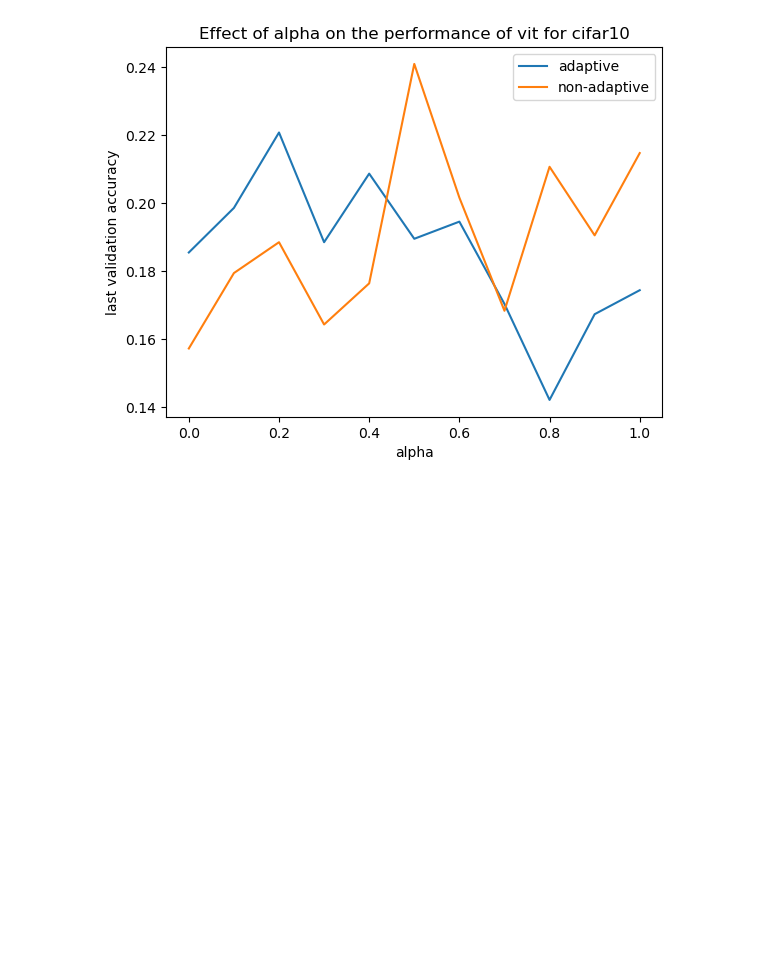
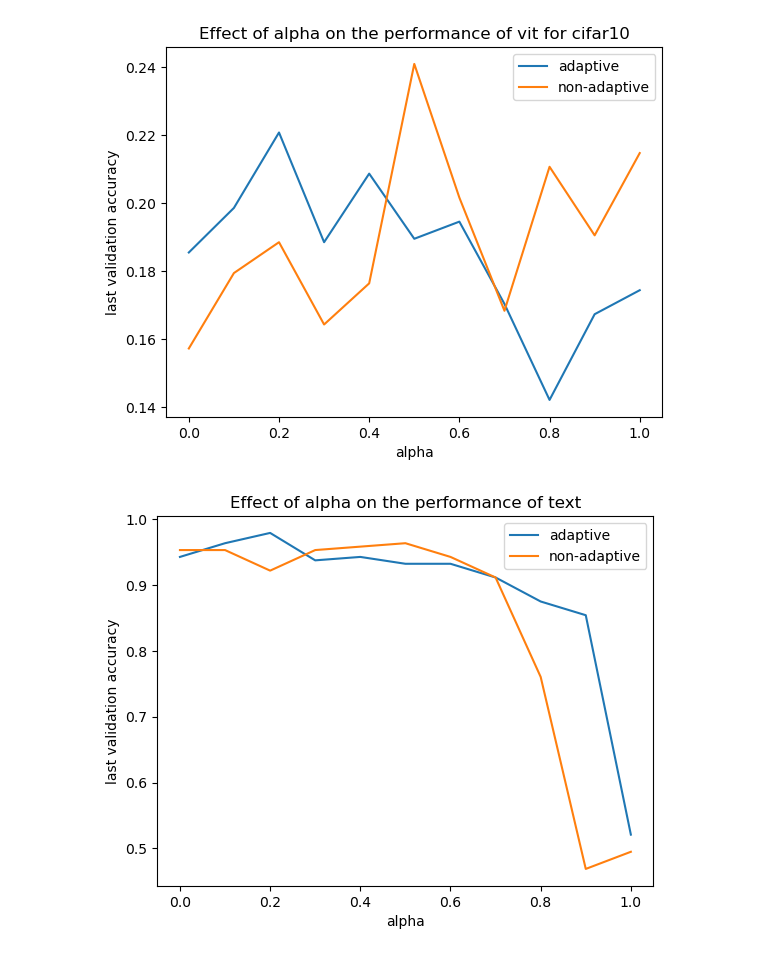
Before and after one commit to tianyi0216/abtune, a Jupyter notebook: plot.ipynb, the cells around one changed output. Drawn from its saved outputs; the diff is of its cells as text; code cells hidden in the pictures; blank space fills up the shorter version.

Commit message:
text plto result

```diff
--- a/plot.ipynb
+++ b/plot.ipynb
@@ -416,3 +416,49 @@ plt.legend()
 plt.show()
 # %% [output]
 [figure]
+# %%
+# load text results
+text_dict_adaptive = {}
+text_dict_non_adaptive = {}
+for alpha in [0.0, 0.1, 0.2, 0.3, 0.4, 0.5, 0.6, 0.7, 0.8, 0.9, 1.0]:
+    result_path = f"results_text/Text_alpha_{alpha}_adaptive_True/Text_alpha_{alpha}_adaptive_True.json"
+    if os.path.exists(result_path):
+        with open(result_path, 'r') as f:
+            result = json.load(f)
+            text_dict_adaptive[f"Text_alpha_{alpha}_adaptive_True"] = result
+    else:
+        print(f"Result path {result_path} does not exist")
+
+for alpha in [0.0, 0.1, 0.2, 0.3, 0.4, 0.5, 0.6, 0.7, 0.8, 0.9, 1.0]:
+    result_path = f"results_text/Text_alpha_{alpha}_adaptive_False/Text_alpha_{alpha}_adaptive_False.json"
+    if os.path.exists(result_path):
+        with open(result_path, 'r') as f:
+            result = json.load(f)
+            text_dict_non_adaptive[f"Text_alpha_{alpha}_adaptive_False"] = result
+    else:
+        print(f"Result path {result_path} does not exist")
+# %%
+# plot for text
+x_list = [0.0, 0.1, 0.2, 0.3, 0.4, 0.5, 0.6, 0.7, 0.8, 0.9, 1.0]
+y_list_adaptive = []
+y_list_non_adaptive = []
+for key in text_dict_adaptive.keys():
+    if "alpha_0.0" not in key and "alpha_1.0" not in key:
+        y_list_adaptive.append(text_dict_adaptive[key]["phase2"]["val_acc"][-1])
+    else:
+        y_list_adaptive.append(text_dict_adaptive[key]["phase1"]["val_acc"][-1])
+for key in text_dict_non_adaptive.keys():
+    if "alpha_0.0" not in key and "alpha_1.0" not in key:
+        y_list_non_adaptive.append(text_dict_non_adaptive[key]["phase2"]["val_acc"][-1])
+    else:
+        y_list_non_adaptive.append(text_dict_non_adaptive[key]["phase1"]["val_acc"][-1])
+
+plt.plot(x_list, y_list_adaptive, label="adaptive")
+plt.plot(x_list, y_list_non_adaptive, label="non-adaptive")
+plt.xlabel("alpha")
+plt.ylabel("last validation accuracy")
+plt.title("Effect of alpha on the performance of text")
+plt.legend()
+plt.show()
+# %% [output]
+[figure, added]
```
